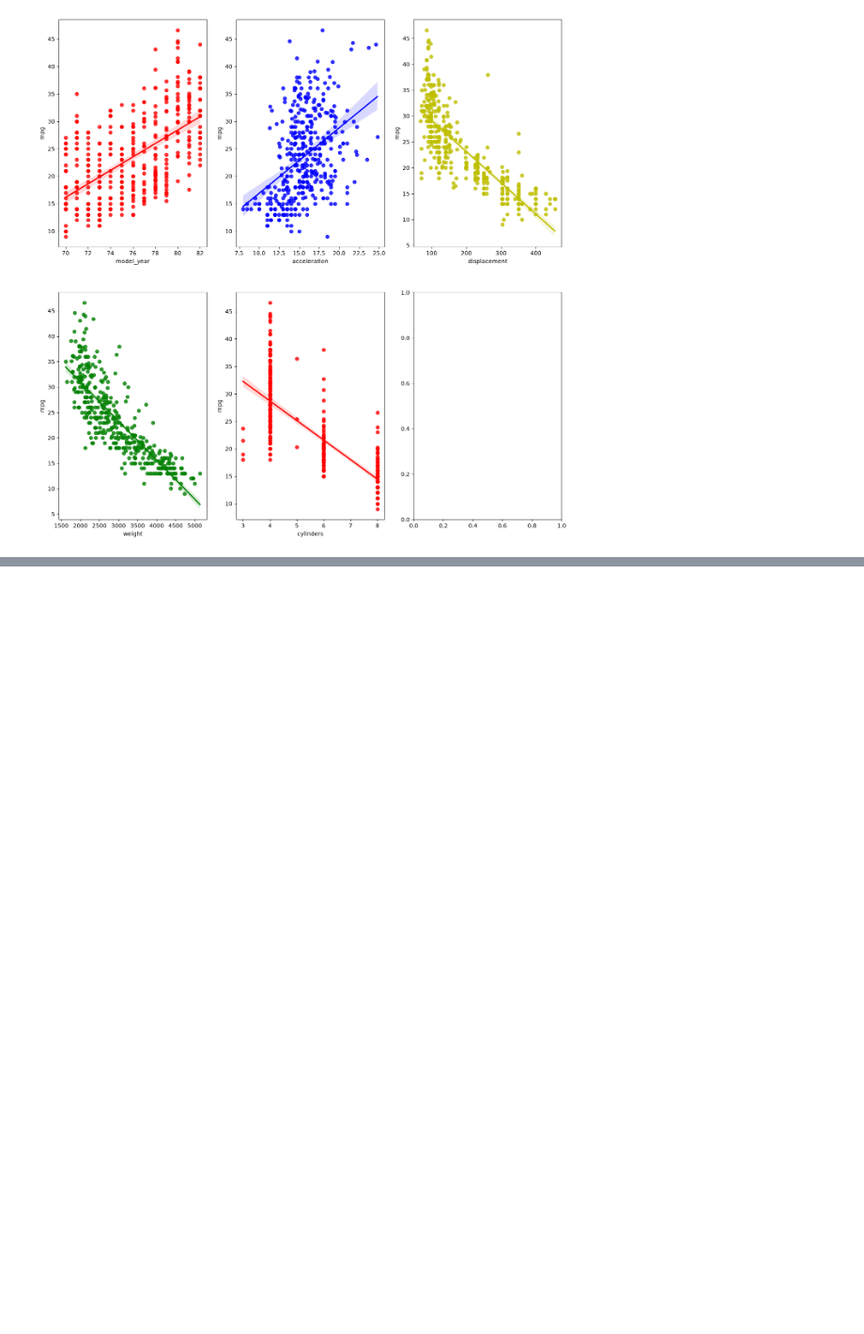
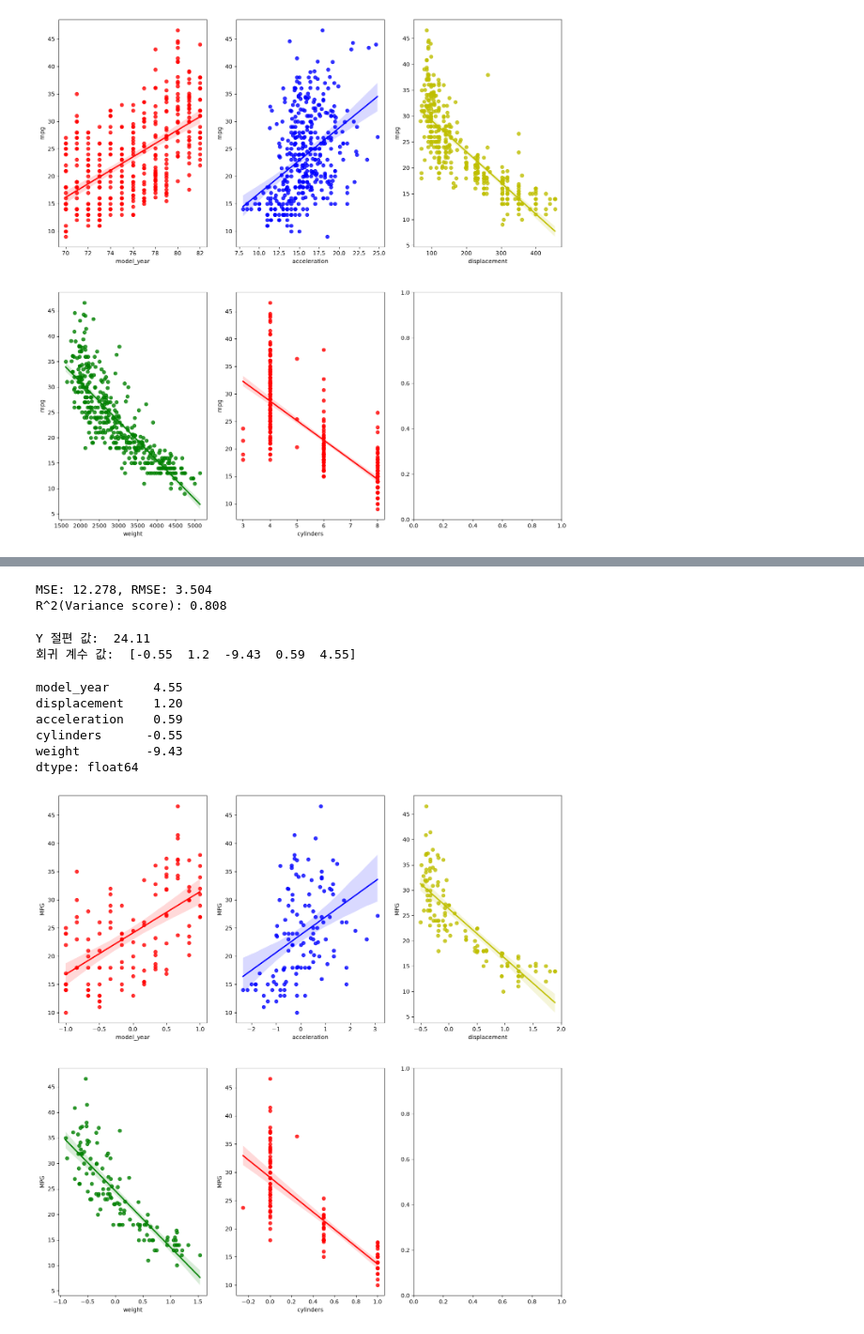
Before and after one commit to KyeongTaek/data_mining_2026, a Jupyter notebook: My_Python/ch10/chap10_CarMpgAnalysis.ipynb, the cells around one changed output, grey strips where cells are left out. Shown at 94% size. Cells and saved outputs as stored; diff of their text form; code cells hidden in the pictures; blank space fills up the shorter version.

Commit message:
docs: add robust scaling

```diff
--- a/My_Python/ch10/chap10_CarMpgAnalysis.ipynb
+++ b/My_Python/ch10/chap10_CarMpgAnalysis.ipynb
@@ -131,3 +132,18 @@ for i, feature in enumerate(x_features):
 plt.show()
 # %% [output]
 [figure]
+# %%
+# 학습 sol2. with RobustScaler
+from sklearn.preprocessing import RobustScaler
+
+# 스케일러 객체 생성
+scaler = RobustScaler()
+
+# 학습 데이터를 기준으로 스케일링 파라미터 계산(fit) 및 변환(transform)
+x_train_robust = scaler.fit_transform(X_train)
+
+# 테스트 데이터는 변환(transform)만 수행
+x_test_robust = scaler.transform(X_test)
+
+print('x_train type: {0}, x_test type: {1}'.format(type(x_train_robust), type(x_test_robust)))
+print('x_train size: {0}, x_test size: {1}'.format(x_train_robust.shape, x_test_robust.shape))
@@ -133,0 +153,17 @@ plt.show()
+# %%
+lr2 = LinearRegression()
+lr2.fit(x_train_robust, Y_train)
+
+Y_predict2 = lr2.predict(x_test_robust)
+
+temp_df2 = pd.DataFrame(x_test_robust.copy(), index=X_test.index, columns=X.columns)
+
+print('temp_df2 type: {0}'.format(type(temp_df2)))
+print('temp_df2 size: {0}'.format(temp_df2.shape))
+
+print('sizeof Y_test: {0}, sizeof Y_predict2: {1}'.format(Y_test.shape, Y_predict2.shape))
+
+temp_df2['MPG'] = Y_test
+temp_df2['Y_HAT'] = Y_predict2
+
+display(temp_df2.head())
@@ -133,0 +180,35 @@ plt.show()
+# %%
+mse2 = mean_squared_error(Y_test, Y_predict2)
+rmse2 = np.sqrt(mse2)
+print('MSE: {0:.3f}, RMSE: {1:.3f}'.format(mse2, rmse2))
+print('R^2(Variance score): {0:.3f}'.format(r2_score(Y_test, Y_predict2)))
+# %% [output]
+MSE: 12.278, RMSE: 3.504
+R^2(Variance score): 0.808
+# %%
+print('Y 절편 값: ', np.round(lr2.intercept_, 2))
+print('회귀 계수 값: ', np.round(lr2.coef_, 2))
+# %% [output]
+Y 절편 값:  24.11
+회귀 계수 값:  [-0.55  1.2  -9.43  0.59  4.55]
+# %%
+coef = pd.Series(data = np.round(lr2.coef_, 2), index = X.columns)
+coef.sort_values(ascending = False)
+# %% [output]
+model_year      4.55
+displacement    1.20
+acceleration    0.59
+cylinders      -0.55
+weight         -9.43
+dtype: float64
+# %%
+fig, axs = plt.subplots(figsize = (16, 16), ncols = 3, nrows = 2)
+x_features = ['model_year', 'acceleration', 'displacement', 'weight', 'cylinders']
+plot_color = ['r', 'b', 'y', 'g', 'r']
+for i, feature in enumerate(x_features):
+    row = int(i/3)
+    col = i%3
+    sns.regplot(x = feature, y = 'MPG', data = temp_df2, ax = axs[row][col], color = plot_color[i])
+plt.show()
+# %% [output]
+[figure, added]
```
Also changed, not shown: parts of 3 cells of this notebook.
